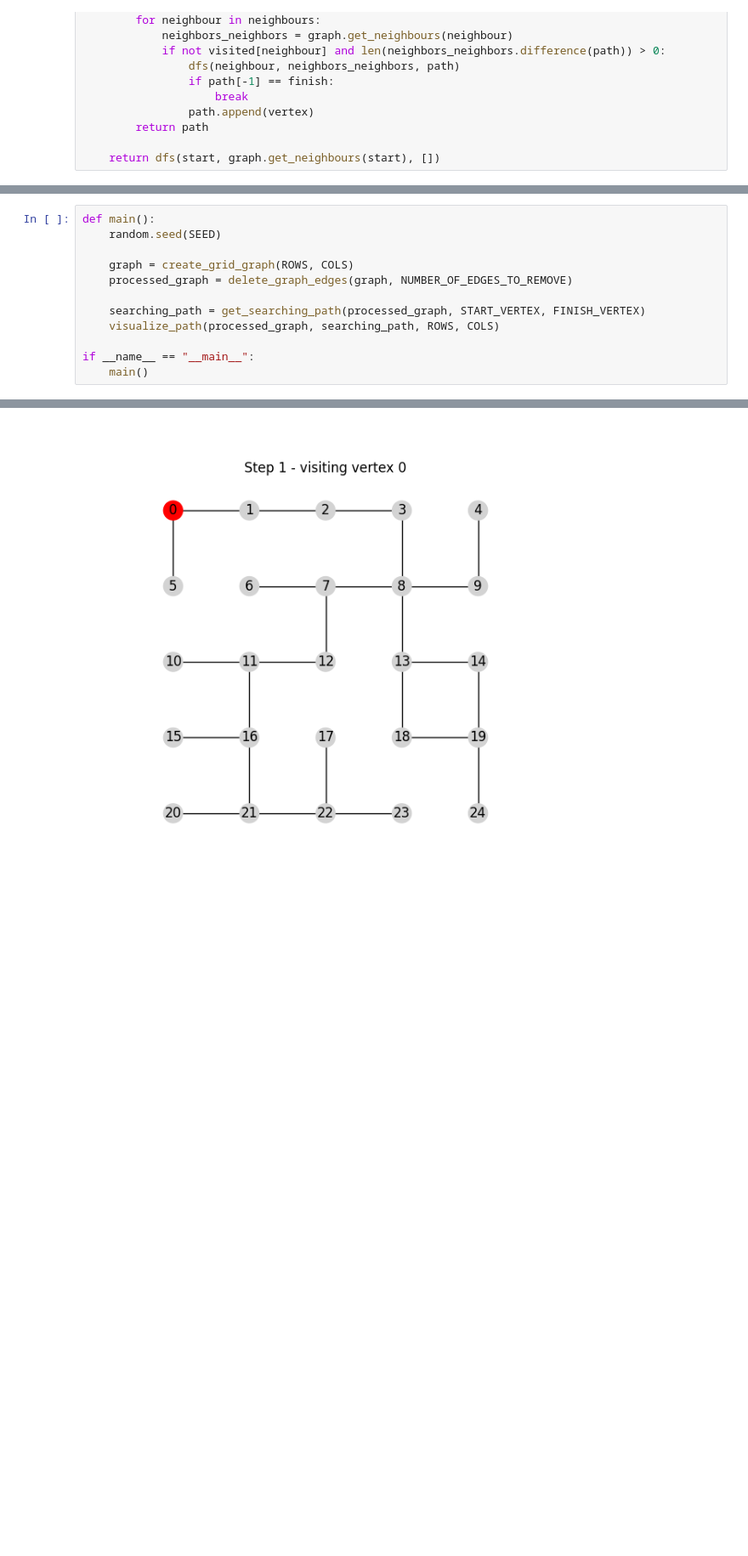
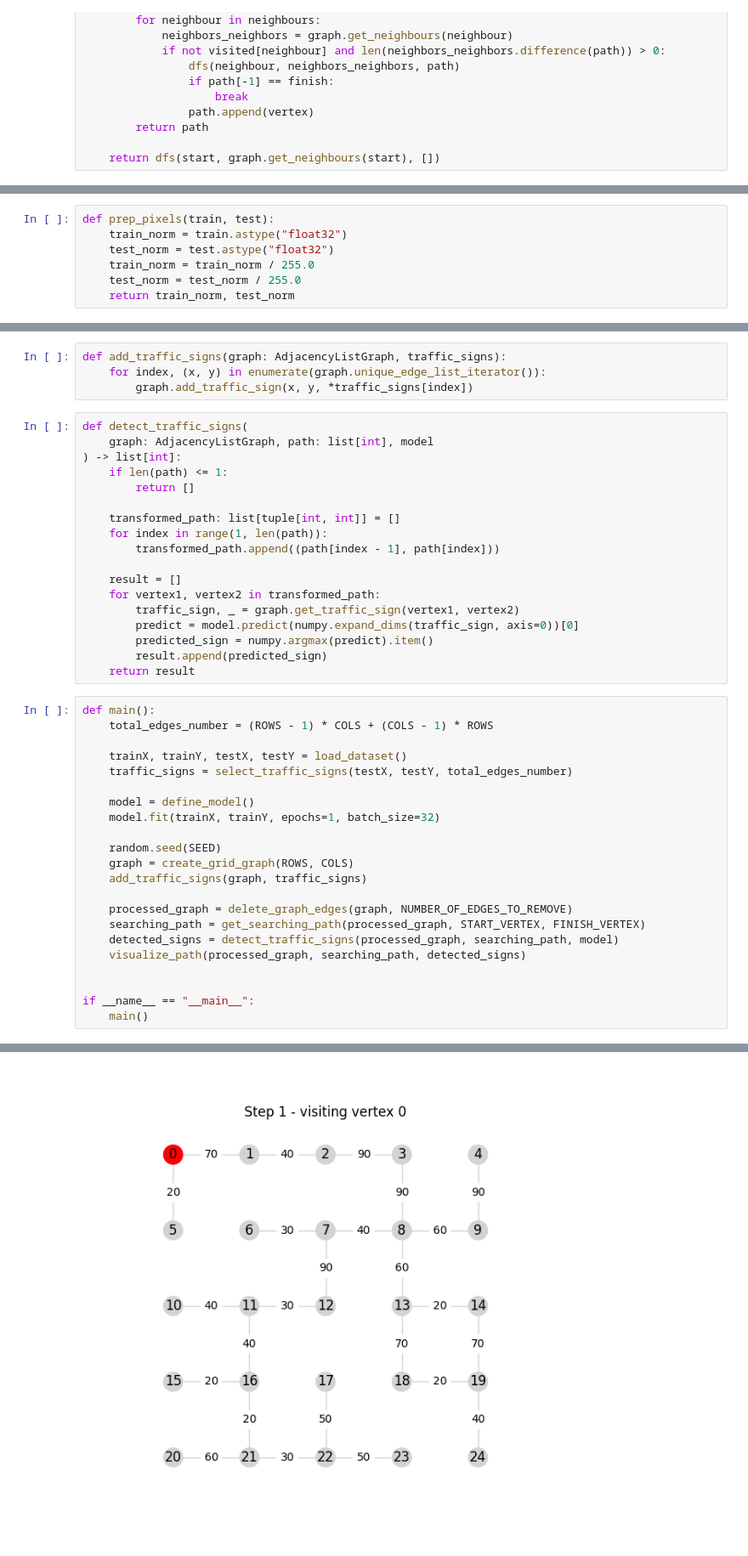
Before and after one commit to serrhiy/introduction-to-ai, a Jupyter notebook: main.ipynb, the cells around one changed output, grey strips where cells are left out. Shown at 85% size. Drawn from its saved outputs; the diff is of its cells as text; blank space fills up the shorter version.

```diff
--- a/main.ipynb
+++ b/main.ipynb
@@ -165,2 +232,9 @@ def visualize_path(graph: AdjacencyListGraph, path: list[int], rows: int, cols:
 
     pyplot.show()
+# %%
+def prep_pixels(train, test):
+    train_norm = train.astype("float32")
+    test_norm = test.astype("float32")
+    train_norm = train_norm / 255.0
+    test_norm = test_norm / 255.0
+    return train_norm, test_norm
@@ -167,12 +283,44 @@ def visualize_path(graph: AdjacencyListGraph, path: list[int], rows: int, cols:
+# %%
+def add_traffic_signs(graph: AdjacencyListGraph, traffic_signs):
+    for index, (x, y) in enumerate(graph.unique_edge_list_iterator()):
+        graph.add_traffic_sign(x, y, *traffic_signs[index])
+# %%
+def detect_traffic_signs(
+    graph: AdjacencyListGraph, path: list[int], model
+) -> list[int]:
+    if len(path) <= 1:
+        return []
+
+    transformed_path: list[tuple[int, int]] = []
+    for index in range(1, len(path)):
+        transformed_path.append((path[index - 1], path[index]))
+
+    result = []
+    for vertex1, vertex2 in transformed_path:
+        traffic_sign, _ = graph.get_traffic_sign(vertex1, vertex2)
+        predict = model.predict(numpy.expand_dims(traffic_sign, axis=0))[0]
+        predicted_sign = numpy.argmax(predict).item()
+        result.append(predicted_sign)
+    return result
 # %%
 def main():
+    total_edges_number = (ROWS - 1) * COLS + (COLS - 1) * ROWS
+
+    trainX, trainY, testX, testY = load_dataset()
+    traffic_signs = select_traffic_signs(testX, testY, total_edges_number)
+
+    model = define_model()
+    model.fit(trainX, trainY, epochs=1, batch_size=32)
+
     random.seed(SEED)
+    graph = create_grid_graph(ROWS, COLS)
+    add_traffic_signs(graph, traffic_signs)
 
-    graph = create_grid_graph(ROWS, COLS)
     processed_graph = delete_graph_edges(graph, NUMBER_OF_EDGES_TO_REMOVE)
+    searching_path = get_searching_path(processed_graph, START_VERTEX, FINISH_VERTEX)
+    detected_signs = detect_traffic_signs(processed_graph, searching_path, model)
+    visualize_path(processed_graph, searching_path, detected_signs)
 
-    searching_path = get_searching_path(processed_graph, START_VERTEX, FINISH_VERTEX)
-    visualize_path(processed_graph, searching_path, ROWS, COLS)
 
 if __name__ == "__main__":
     main()
@@ -180 +348 @@ if __name__ == "__main__":
-[figure, old version]
+[figure, new version]
```
Also changed, not shown: parts of 9 cells of this notebook.
